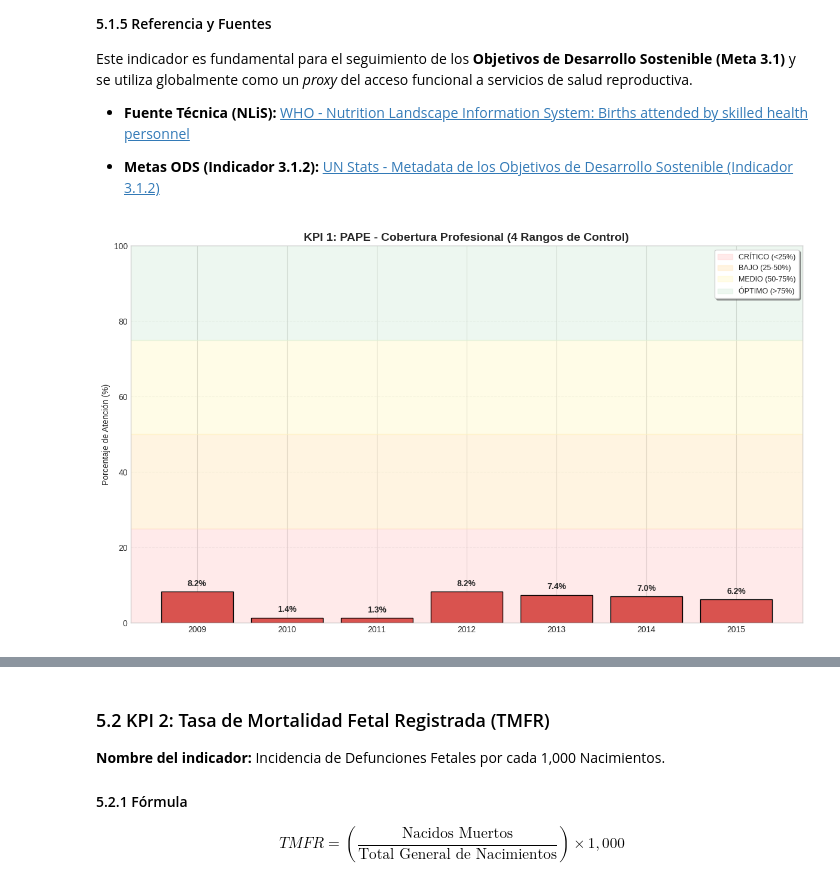
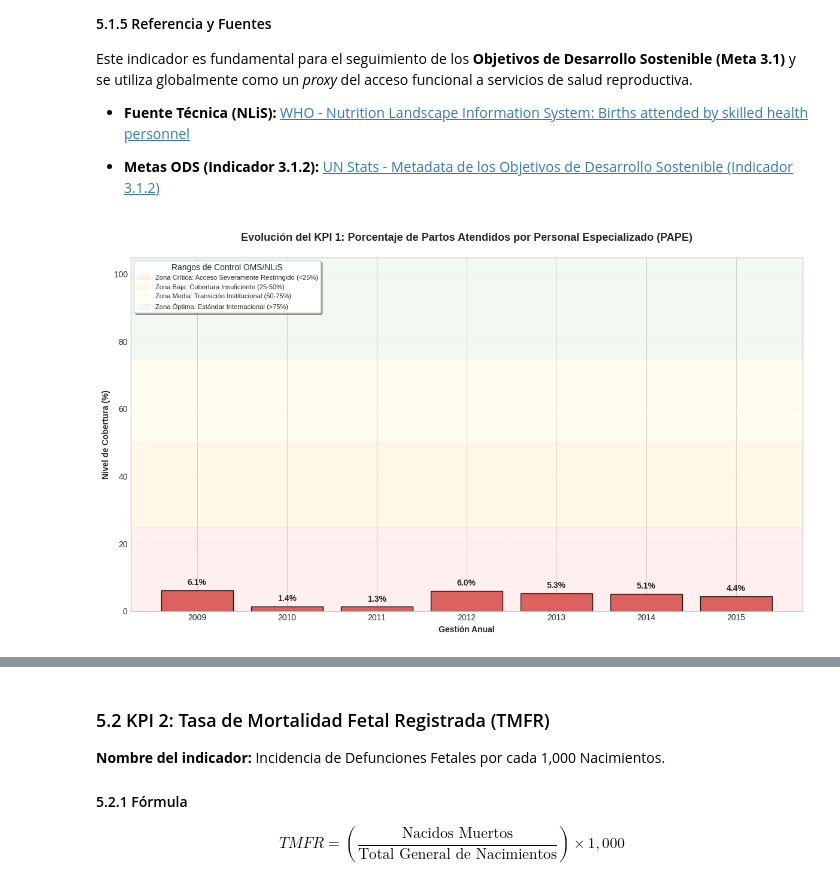
Before and after one commit to ElTioCrack/BigData-BI-Diploma, a Jupyter notebook: homeworks/Tarea 4/analisis_nacimientos_bolivia_2009_2015_Ilian_Felipez.ipynb, the cells around one changed output, grey strips where cells are left out. Saved outputs shown, nothing was run; the diff lists cells and outputs as text; code cells hidden in the pictures.

```diff
--- a/homeworks/Tarea 4/analisis_nacimientos_bolivia_2009_2015_Ilian_Felipez.ipynb
+++ b/homeworks/Tarea 4/analisis_nacimientos_bolivia_2009_2015_Ilian_Felipez.ipynb
@@ -832,69 +571,76 @@ Este indicador es fundamental para el seguimiento de los **Objetivos de Desarrol
 * **Metas ODS (Indicador 3.1.2):** [UN Stats - Metadata de los Objetivos de Desarrollo Sostenible (Indicador 3.1.2)](https://unstats.un.org/sdgs/metadata/?Indicator=3.1.2)
 # %%
 # ============================================================================
-# KPI 1: PAPE - CONFIGURACIÓN MANUAL Y SEMÁFORO DE 4 RANGOS
+# KPI 1: PAPE - COBERTURA PROFESIONAL (CONFIGURACIÓN DE CONTROL)
 # ============================================================================
 
-# 1. SELECCIÓN DE AÑOS (Modifica esta lista para incluir/quitar años como 2010, 2011)
-anios_incluir = ['2009', '2010', '2011', '2012', '2013', '2014', '2015']
-df_kpi = df_total[df_total['anio'].isin(anios_incluir)].copy()
+# 1. CÁLCULO PONDERADO POR AÑO (Asegurando integridad)
+pape_anio = df_total.groupby('anio').agg({
+    'nacidos_vivos_atendidos_por_personal_de_salud': 'sum',
+    'nacidos_vivos': 'sum'
+}).reset_index()
 
-# 2. CÁLCULO PONDERADO POR AÑO
-pape_anio = df_kpi.groupby('anio').apply(
-    lambda x: (x['nacidos_vivos_atendidos_por_personal_de_salud'].sum() /
-               x['nacidos_vivos'].replace(0,1).sum()) * 100
-).reset_index()
-pape_anio.columns = ['Año', 'PAPE']
+pape_anio['PAPE'] = (pape_anio['nacidos_vivos_atendidos_por_personal_de_salud'] /
+                     pape_anio['nacidos_vivos'].replace(0,1)) * 100
 
-# 3. GRÁFICO CON 4 RANGOS DE CONTROL
+# 2. GRÁFICO CON RANGOS DE CONTROL
 fig, ax = plt.subplots(figsize=(12, 7))
 
-# Configuración del Semáforo (4 Niveles)
-ax.set_ylim(0, 100)
-ax.axhspan(0, 25, color='#ffcccc', alpha=0.4, label='CRÍTICO (<25%)')
-ax.axhspan(25, 50, color='#ffe5b4', alpha=0.4, label='BAJO (25-50%)')
-ax.axhspan(50, 75, color='#fff9c4', alpha=0.4, label='MEDIO (50-75%)')
-ax.axhspan(75, 100, color='#d4edda', alpha=0.4, label='ÓPTIMO (>75%)')
+# Configuración del Semáforo de Fondo
+ax.set_ylim(0, 105)
+ax.axhspan(0, 25, color='#ffcccc', alpha=0.3, label='Zona Crítica: Acceso Severamente Restringido (<25%)')
+ax.axhspan(25, 50, color='#ffe5b4', alpha=0.3, label='Zona Baja: Cobertura Insuficiente (25-50%)')
+ax.axhspan(50, 75, color='#fff9c4', alpha=0.3, label='Zona Media: Transición Institucional (50-75%)')
+ax.axhspan(75, 105, color='#d4edda', alpha=0.3, label='Zona Óptima: Estándar Internacional (>75%)')
 
-# Colores de las barras según el valor
-bar_colors = []
-for val in pape_anio['PAPE']:
-    if val < 25: bar_colors.append('#d9534f')   # Rojo
-    elif val < 50: bar_colors.append('#f0ad4e') # Naranja
-    elif val < 75: bar_colors.append('#fdd835') # Amarillo
-    else: bar_colors.append('#5cb85c')          # Verde
+# Asignación de colores por barra
+bar_colors = ['#d9534f' if x < 25 else '#f0ad4e' if x < 50 else '#fdd835' if x < 75 else '#5cb85c' for x in pape_anio['PAPE']]
 
-bars = ax.bar(pape_anio['Año'], pape_anio['PAPE'], color=bar_colors, edgecolor='black', zorder=3)
+bars = ax.bar(pape_anio['anio'], pape_anio['PAPE'], color=bar_colors, edgecolor='black', alpha=0.9, zorder=3)
 
-# Etiquetas de datos
+# Etiquetas de datos sobre las barras
 for bar in bars:
     yval = bar.get_height()
-    ax.text(bar.get_x() + bar.get_width()/2, yval + 1, f'{yval:.1f}%',
-            ha='center', va='bottom', fontweight='bold')
+    ax.text(bar.get_x() + bar.get_width()/2, yval + 1, f'{yval:.1f}%', ha='center', va='bottom', fontweight='bold', fontsize=10)
 
-ax.set_title('KPI 1: PAPE - Cobertura Profesional (4 Rangos de Control)', fontsize=14, fontweight='bold')
-ax.set_ylabel('Porcentaje de Atención (%)')
-ax.legend(loc='upper right', frameon=True, shadow=True, fontsize=9)
-ax.grid(axis='y', linestyle='--', alpha=0.3)
+ax.set_title('Evolución del KPI 1: Porcentaje de Partos Atendidos por Personal Especializado (PAPE)', fontsize=13, fontweight='bold', pad=20)
+ax.set_ylabel('Nivel de Cobertura (%)', fontweight='bold')
+ax.set_xlabel('Gestión Anual', fontweight='bold')
+
+# Leyenda arriba a la izquierda
+ax.legend(loc='upper left', frameon=True, shadow=True, fontsize=8, title="Rangos de Control OMS/NLiS")
+ax.grid(axis='y', linestyle='--', alpha=0.2)
 
 plt.tight_layout()
 plt.show()
 
-# 4. REPORTE DEPARTAMENTAL CON 4 ESTADOS
-pape_depto = df_kpi.groupby('departamento').apply(
-    lambda x: (x['nacidos_vivos_atendidos_por_personal_de_salud'].sum() /
-               x['nacidos_vivos'].replace(0,1).sum()) * 100
-).sort_values().reset_index()
-pape_depto.columns = ['Depto', 'PAPE']
+# 3. REPORTE TABULADO POR DEPARTAMENTO
+pape_depto = df_total.groupby('departamento').agg({
+    'nacidos_vivos_atendidos_por_personal_de_salud': 'sum',
+    'nacidos_vivos': 'sum'
+}).reset_index()
 
-print("\n[ESTADO DE COBERTURA POR DEPARTAMENTO]")
-print("-" * 60)
+pape_depto['PAPE'] = (pape_depto['nacidos_vivos_atendidos_por_personal_de_salud'] / pape_depto['nacidos_vivos'].replace(0,1)) * 100
+pape_depto = pape_depto.sort_values('PAPE', ascending=False)
+
+print("\n[REPORTE TABULADO: ESTADO DE COBERTURA POR DEPARTAMENTO]")
+print("-" * 80)
+print(f"{'Departamento':<15} | {'Nacidos Vivos':>14} | {'Atendidos':>12} | {'PAPE (%)':>12} | {'Estado'}")
+print("-" * 80)
+
 for _, row in pape_depto.iterrows():
-    if row['PAPE'] < 25: status, emoji = "CRÍTICO", "🔴"
-    elif row['PAPE'] < 50: status, emoji = "BAJO", "🟠"
-    elif row['PAPE'] < 75: status, emoji = "MEDIO", "🟡"
-    else: status, emoji = "ÓPTIMO", "🟢"
+    p = row['PAPE']
+    status = "🔴 CRÍTICO" if p < 25 else "🟠 BAJO" if p < 50 else "🟡 MEDIO" if p < 75 else "🟢 ÓPTIMO"
+    print(f"{row['departamento']:<15} | {int(row['nacidos_vivos']):>14,} | {int(row['nacidos_vivos_atendidos_por_personal_de_salud']):>12,} | {p:>11.1f}% | {status}")
 
-    print(f"{emoji} {row['Depto']:<12}: {row['PAPE']:>5.1f}% -> [{status}]")
+print("-" * 80)
+
+# 4. INTERPRETACIÓN TÉCNICA
+print("\n[INTERPRETACIÓN DEL INDICADOR]")
+print("• Desempeño General: Los resultados muestran el nivel de integración de la población al sistema formal de salud.")
+print("• Análisis de Brechas: Los departamentos en estado CRÍTICO o BAJO sugieren una alta dependencia de partos no asistidos,")
+print("  lo que eleva el riesgo de morbi-mortalidad materna y neonatal según estándares de la OMS.")
+print("• Nota de Auditoría: Si los valores son inusualmente bajos (<10%) en zonas urbanas, se recomienda verificar la")
+print("  captura de datos institucionales (hospitalarios) en la fuente primaria.")
 # %% [output]
-[figure, old version]
+[figure, new version]
```
Also changed, not shown: parts of 13 cells of this notebook.
